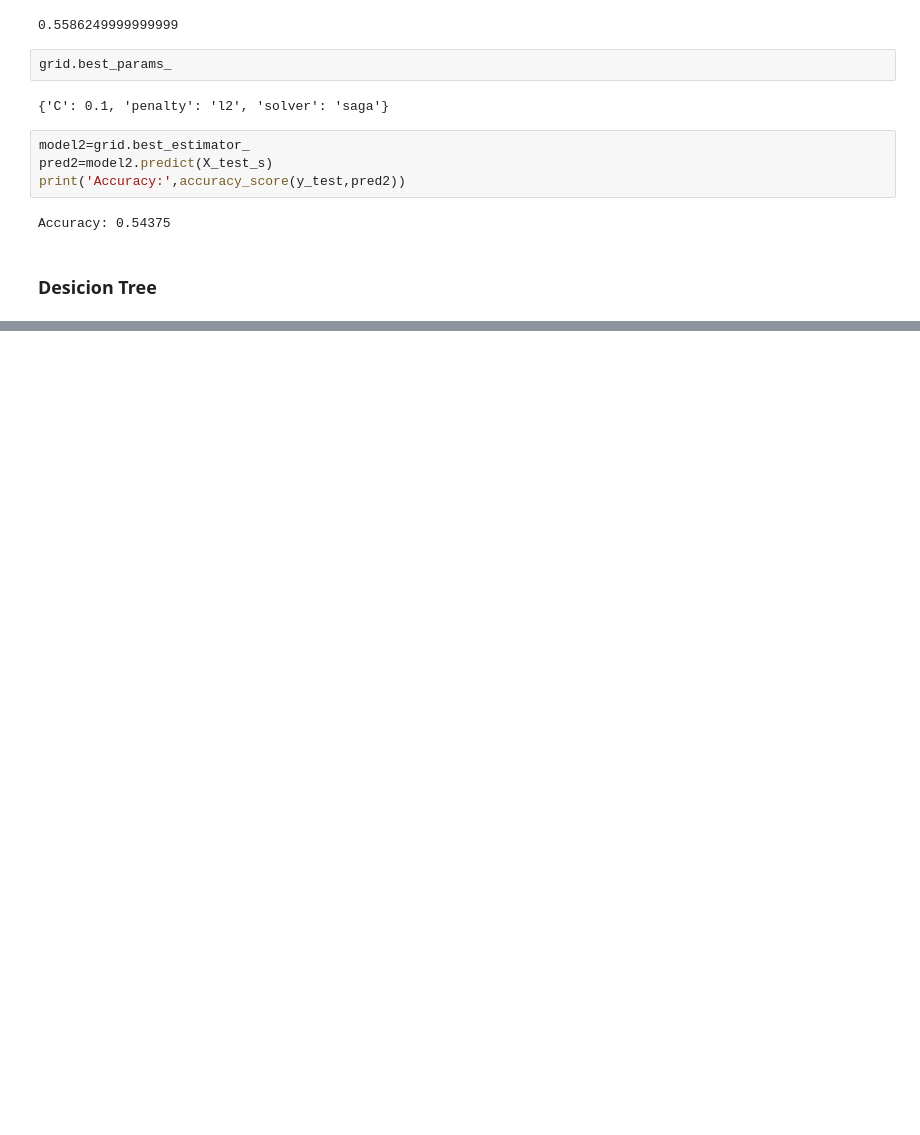
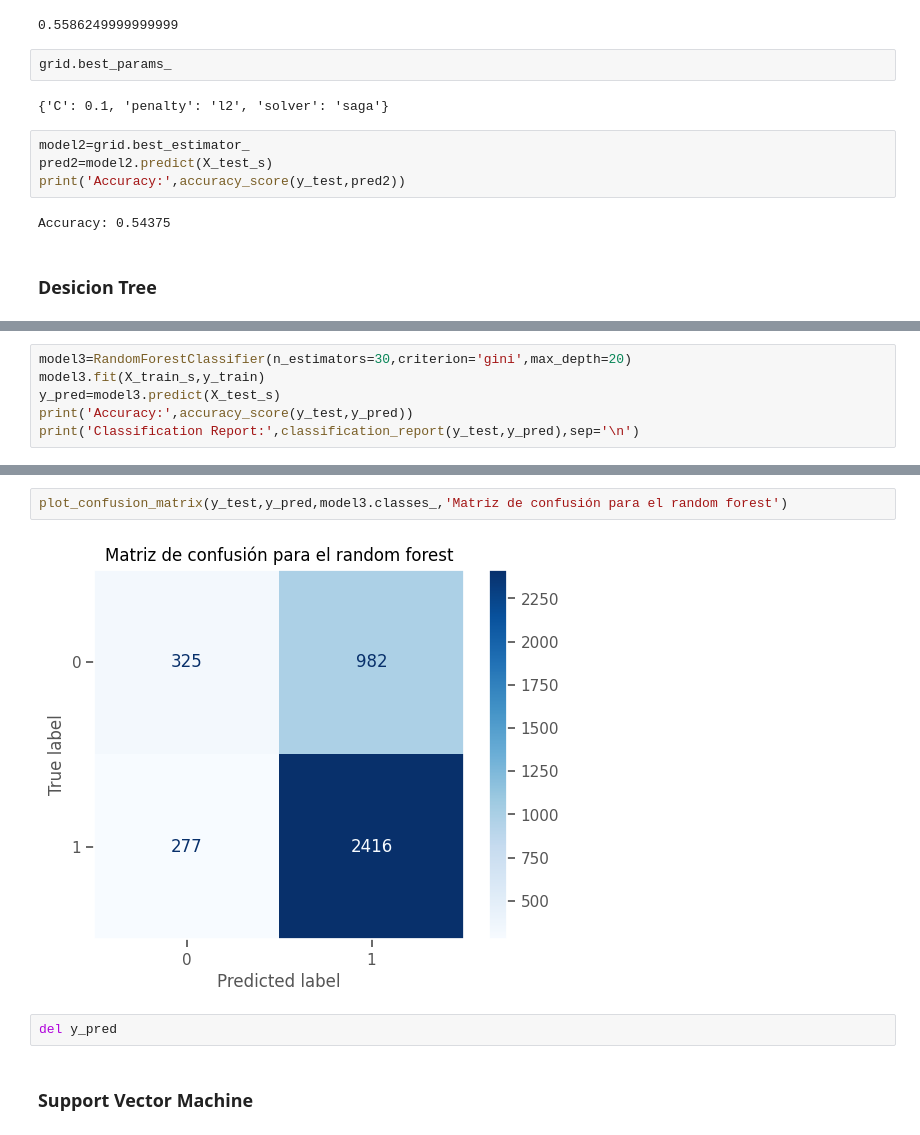
Before and after one commit to Jonkkeyler333/Deteccion_sindrome_ojo_seco, a Jupyter notebook: main.ipynb, the cells around one changed output, grey strips where cells are left out. Saved outputs shown, nothing was run; the diff lists cells and outputs as text; blank space fills up the shorter version.

```diff
--- a/main.ipynb
+++ b/main.ipynb
@@ -476,0 +514,6 @@ print('hi')
+# %%
+model3=RandomForestClassifier(n_estimators=30,criterion='gini',max_depth=20)
+model3.fit(X_train_s,y_train)
+y_pred=model3.predict(X_test_s)
+print('Accuracy:',accuracy_score(y_test,y_pred))
+print('Classification Report:',classification_report(y_test,y_pred),sep='\n')
@@ -476,0 +538,8 @@ print('hi')
+# %%
+plot_confusion_matrix(y_test,y_pred,model3.classes_,'Matriz de confusión para el random forest')
+# %% [output]
+[figure, added]
+# %%
+del y_pred
+# %% [markdown]
+### Support Vector Machine
```
Also changed, not shown: parts of 17 cells of this notebook.
